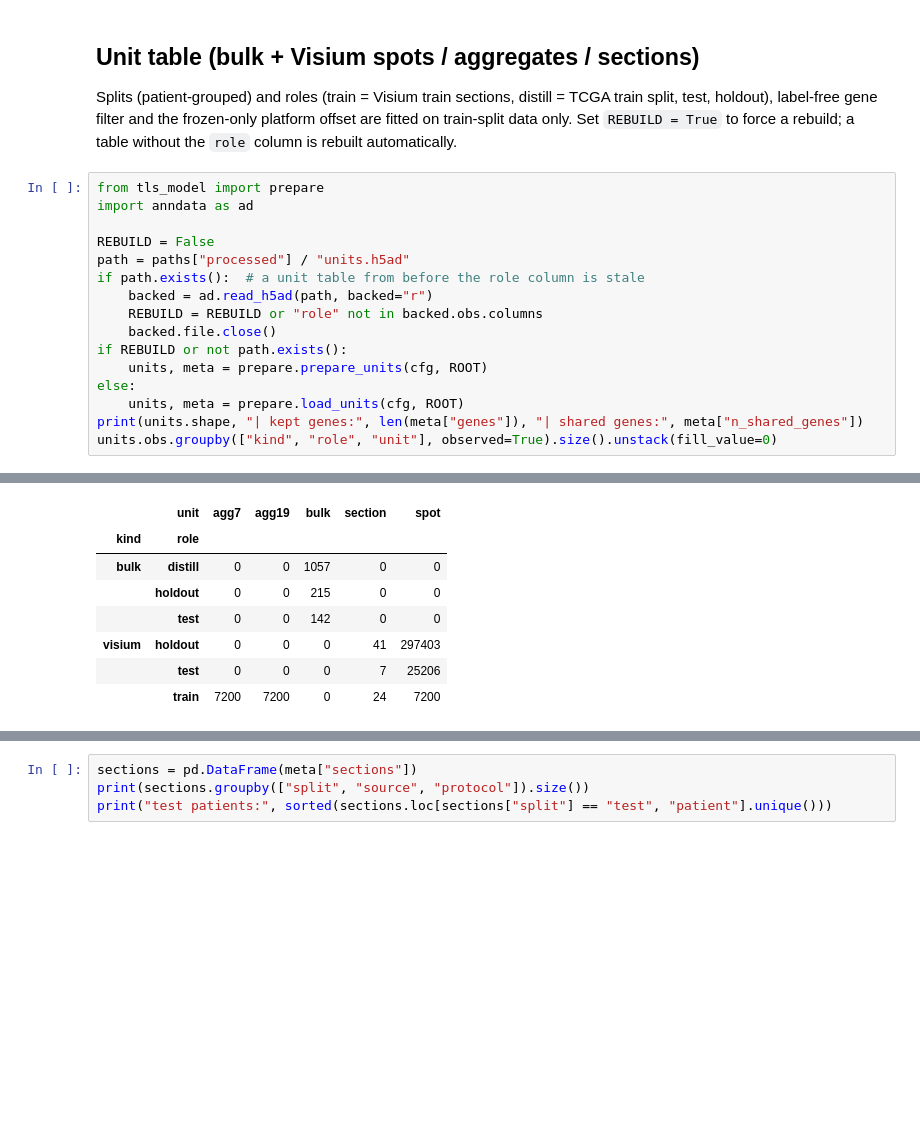
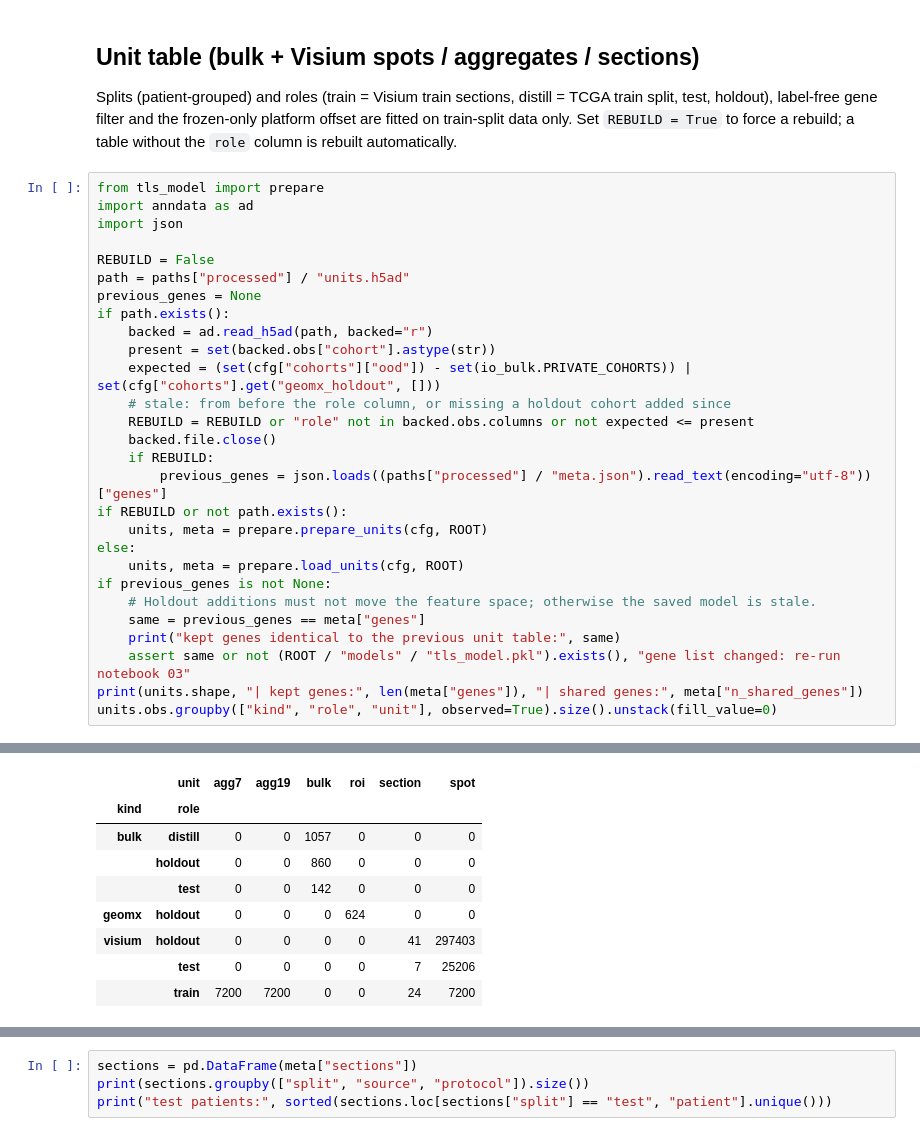
Before and after one commit to onion-42/tls-spatial-bulk, a Jupyter notebook: notebooks/02_load_bulk.ipynb, the cells around one changed output, grey strips where cells are left out. Cells and saved outputs as stored; diff of their text form; blank space fills up the shorter version.

```diff
--- a/notebooks/02_load_bulk.ipynb
+++ b/notebooks/02_load_bulk.ipynb
@@ -111,17 +124,29 @@ Splits (patient-grouped) and roles (train = Visium train sections, distill = TCG
 # %%
 from tls_model import prepare
 import anndata as ad
+import json
 
 REBUILD = False
 path = paths["processed"] / "units.h5ad"
-if path.exists():  # a unit table from before the role column is stale
+previous_genes = None
+if path.exists():
     backed = ad.read_h5ad(path, backed="r")
-    REBUILD = REBUILD or "role" not in backed.obs.columns
+    present = set(backed.obs["cohort"].astype(str))
+    expected = (set(cfg["cohorts"]["ood"]) - set(io_bulk.PRIVATE_COHORTS)) | set(cfg["cohorts"].get("geomx_holdout", []))
+    # stale: from before the role column, or missing a holdout cohort added since
+    REBUILD = REBUILD or "role" not in backed.obs.columns or not expected <= present
     backed.file.close()
+    if REBUILD:
+        previous_genes = json.loads((paths["processed"] / "meta.json").read_text(encoding="utf-8"))["genes"]
 if REBUILD or not path.exists():
     units, meta = prepare.prepare_units(cfg, ROOT)
 else:
     units, meta = prepare.load_units(cfg, ROOT)
+if previous_genes is not None:
+    # Holdout additions must not move the feature space; otherwise the saved model is stale.
+    same = previous_genes == meta["genes"]
+    print("kept genes identical to the previous unit table:", same)
+    assert same or not (ROOT / "models" / "tls_model.pkl").exists(), "gene list changed: re-run notebook 03"
 print(units.shape, "| kept genes:", len(meta["genes"]), "| shared genes:", meta["n_shared_genes"])
 units.obs.groupby(["kind", "role", "unit"], observed=True).size().unstack(fill_value=0)
 # %% [output]
@@ -145,11 +170,12 @@ units.obs.groupby(["kind", "role", "unit"], observed=True).size().unstack(fill_v
-|  | unit | agg7 | agg19 | bulk | section | spot |
-| kind | role |  |  |  |  |  |
-| bulk | distill | 0 | 0 | 1057 | 0 | 0 |
-|  | holdout | 0 | 0 | 215 | 0 | 0 |
-|  | test | 0 | 0 | 142 | 0 | 0 |
-| visium | holdout | 0 | 0 | 0 | 41 | 297403 |
-|  | test | 0 | 0 | 0 | 7 | 25206 |
-|  | train | 7200 | 7200 | 0 | 24 | 7200 |
+|  | unit | agg7 | agg19 | bulk | roi | section | spot |
+| kind | role |  |  |  |  |  |  |
+| bulk | distill | 0 | 0 | 1057 | 0 | 0 | 0 |
+|  | holdout | 0 | 0 | 860 | 0 | 0 | 0 |
+|  | test | 0 | 0 | 142 | 0 | 0 | 0 |
+| geomx | holdout | 0 | 0 | 0 | 624 | 0 | 0 |
+| visium | holdout | 0 | 0 | 0 | 0 | 41 | 297403 |
+|  | test | 0 | 0 | 0 | 0 | 7 | 25206 |
+|  | train | 7200 | 7200 | 0 | 0 | 24 | 7200 |
 # %%
 units.obs.groupby(["kind", "role"], observed=True).agg(
     units=("tls_any", "size"), tls_any=("tls_any", "sum"), maturity_known=("tls_mature", "count"), mature=("tls_mature", "sum"))
```
Also changed, not shown: parts of 10 cells of this notebook, 18 other files.
